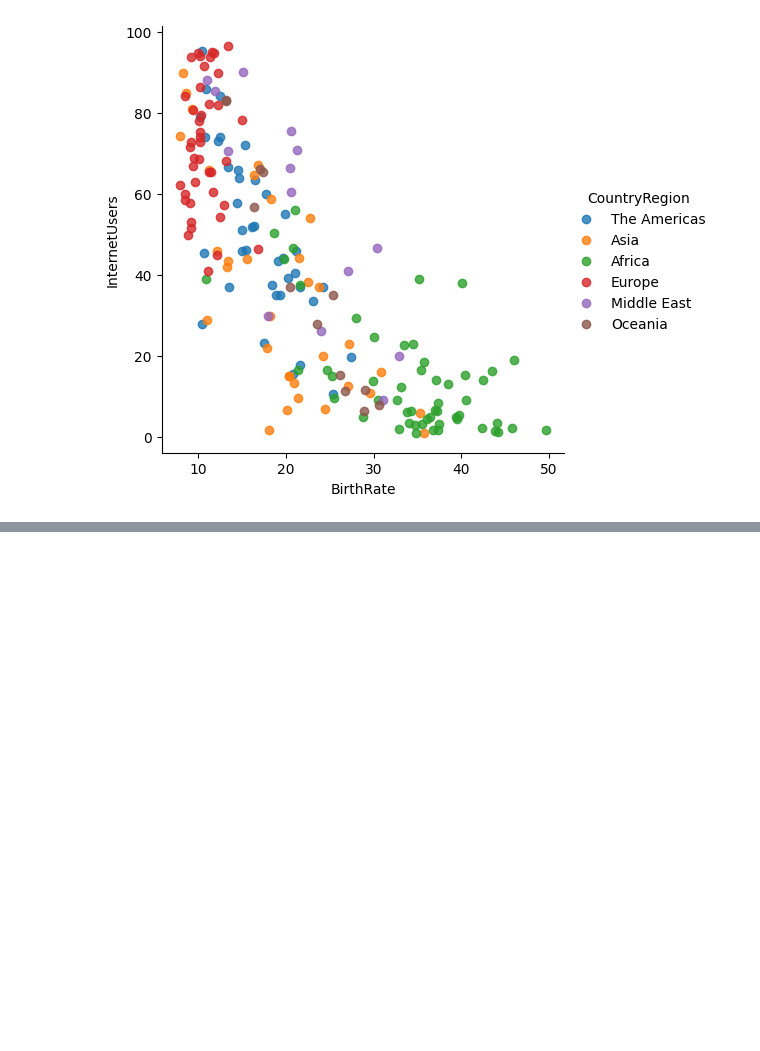
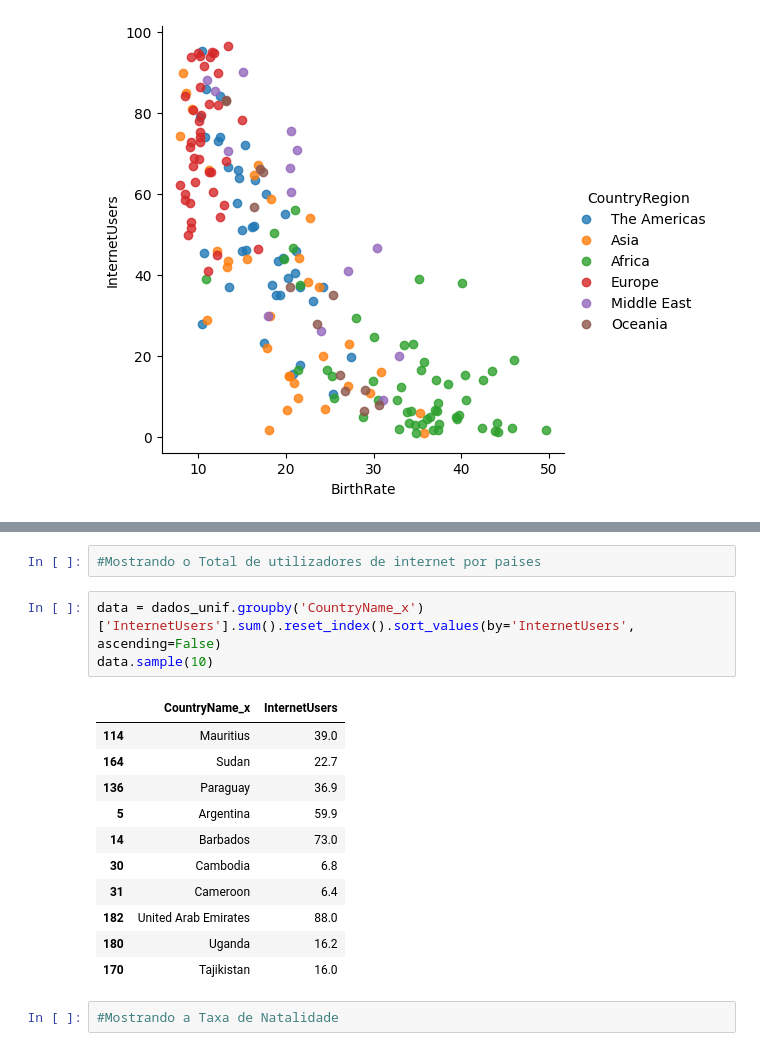
Before and after one commit to Gcango/Expectativa_de_Vida_e_Taxa_de_Fertilidade, a Jupyter notebook: Analise_Expec_Fertilidade.ipynb, the cells around one changed output, grey strips where cells are left out. Saved outputs shown, nothing was run; the diff lists cells and outputs as text; blank space fills up the shorter version.

```diff
--- a/Analise_Expec_Fertilidade.ipynb
+++ b/Analise_Expec_Fertilidade.ipynb
@@ -151,0 +223,19 @@ vis2 = sns.lmplot(data = dados_unif, x = 'BirthRate', y = 'InternetUsers', fit_r
+# %%
+#Mostrando o Total de utilizadores de internet por paises
+# %%
+data = dados_unif.groupby('CountryName_x')['InternetUsers'].sum().reset_index().sort_values(by='InternetUsers', ascending=False)
+data.sample(10)
+# %% [output]
+|  | CountryName_x | InternetUsers |
+| 114 | Mauritius | 39.0 |
+| 164 | Sudan | 22.7 |
+| 136 | Paraguay | 36.9 |
+| 5 | Argentina | 59.9 |
+| 14 | Barbados | 73.0 |
+| 30 | Cambodia | 6.8 |
+| 31 | Cameroon | 6.4 |
+| 182 | United Arab Emirates | 88.0 |
+| 180 | Uganda | 16.2 |
+| 170 | Tajikistan | 16.0 |
+# %%
+#Mostrando a Taxa de Natalidade
```
Also changed, not shown: parts of 23 cells of this notebook.
